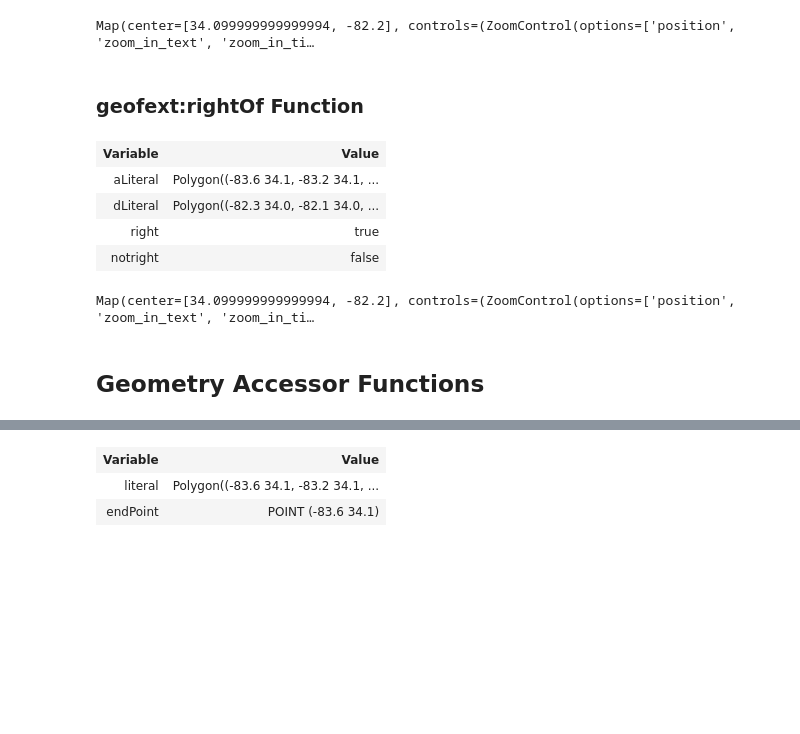
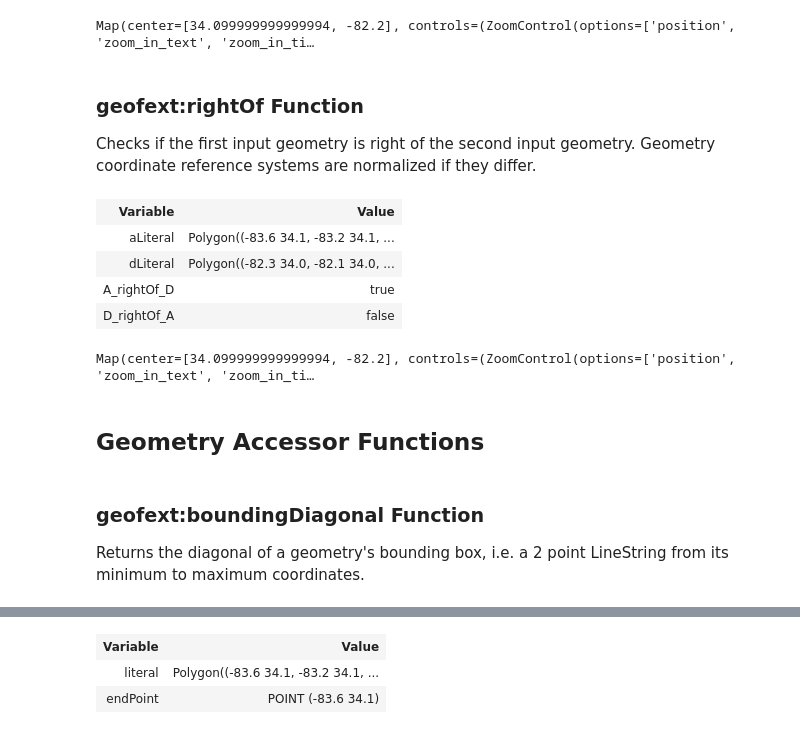
Before and after one commit to situx/rdflib-geosparql, a Jupyter notebook: GeoSPARQLExt.ipynb, the cells around one changed output, grey strips where cells are left out. Cells and saved outputs as stored; diff of their text form; code cells hidden in the pictures; blank space fills up the shorter version.

```diff
--- a/GeoSPARQLExt.ipynb
+++ b/GeoSPARQLExt.ipynb
@@ -326,28 +408,34 @@ WHERE {
 Map(center=[34.099999999999994, -82.2], controls=(ZoomControl(options=['position', 'zoom_in_text', 'zoom_in_ti…
 # %% [markdown]
 ### geofext:rightOf Function
+
+Checks if the first input geometry is right of the second input geometry. Geometry coordinate reference systems are normalized if they differ.
 # %%
 processQueryResults(g.query(
 """
 PREFIX my: <http://example.org/ApplicationSchema#>
 PREFIX geo: <"""+str(GEO)+""">
 PREFIX geof: <"""+str(GEOFEXT)+""">
 PREFIX xsd: <http://www.w3.org/2001/XMLSchema#>
-SELECT ?aLiteral ?dLiteral (xsd:boolean(?rightt) as ?right) (xsd:boolean(?nrightt) as ?notright)
+SELECT ?aLiteral ?dLiteral (xsd:boolean(?rightt) as ?A_rightOf_D) (xsd:boolean(?nrightt) as ?D_rightOf_A)
 WHERE {
   my:A geo:hasDefaultGeometry ?aGeom .
   ?aGeom geo:asWKT ?aLiteral .
   BIND("Polygon((-82.3 34.0, -82.1 34.0, -82.1 34.2, -82.3 34.2, -82.3 34.0))"^^geo:wktLiteral AS ?dLiteral)
   BIND (geof:rightOf(?aLiteral, ?dLiteral) as ?nrightt)
   BIND (geof:rightOf(?dLiteral, ?aLiteral) as ?rightt)
 }
 """),["aLiteral","dLiteral"],None)
 # %% [output]
 | Variable | Value |
 | aLiteral | Polygon((-83.6 34.1, -83.2 34.1, ... |
 | dLiteral | Polygon((-82.3 34.0, -82.1 34.0, ... |
-| right | true |
-| notright | false |
+| A_rightOf_D | true |
+| D_rightOf_A | false |
 Map(center=[34.099999999999994, -82.2], controls=(ZoomControl(options=['position', 'zoom_in_text', 'zoom_in_ti…
 # %% [markdown]
 ## Geometry Accessor Functions
+# %% [markdown]
+### geofext:boundingDiagonal Function
+
+Returns the diagonal of a geometry's bounding box, i.e. a 2 point LineString from its minimum to maximum coordinates.
```
Also changed, not shown: parts of 147 cells of this notebook, 4 other files.
